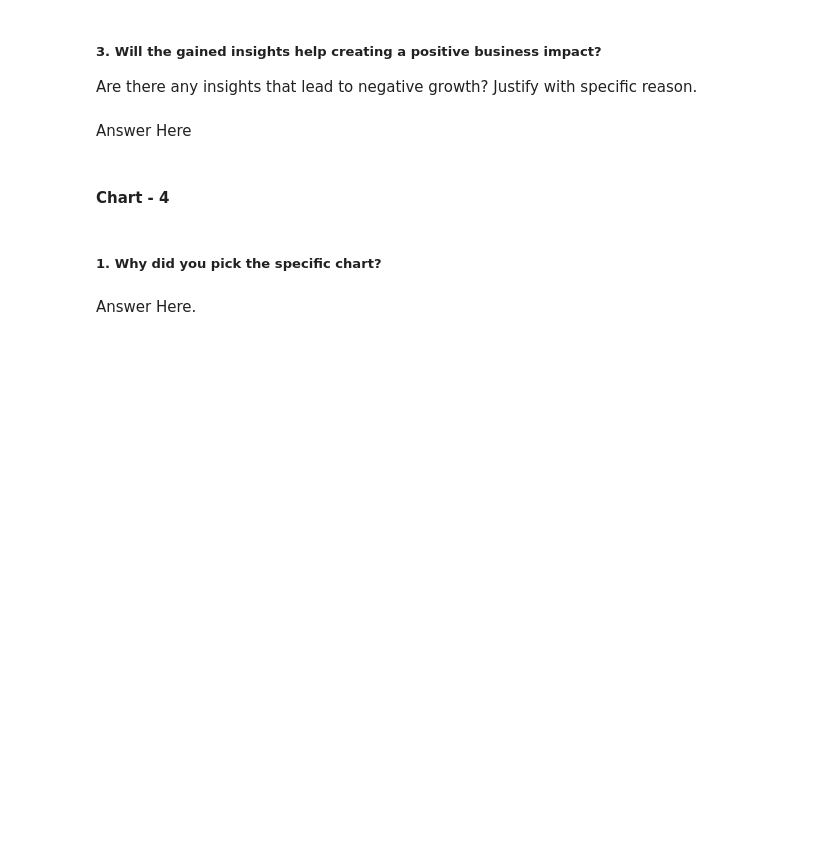
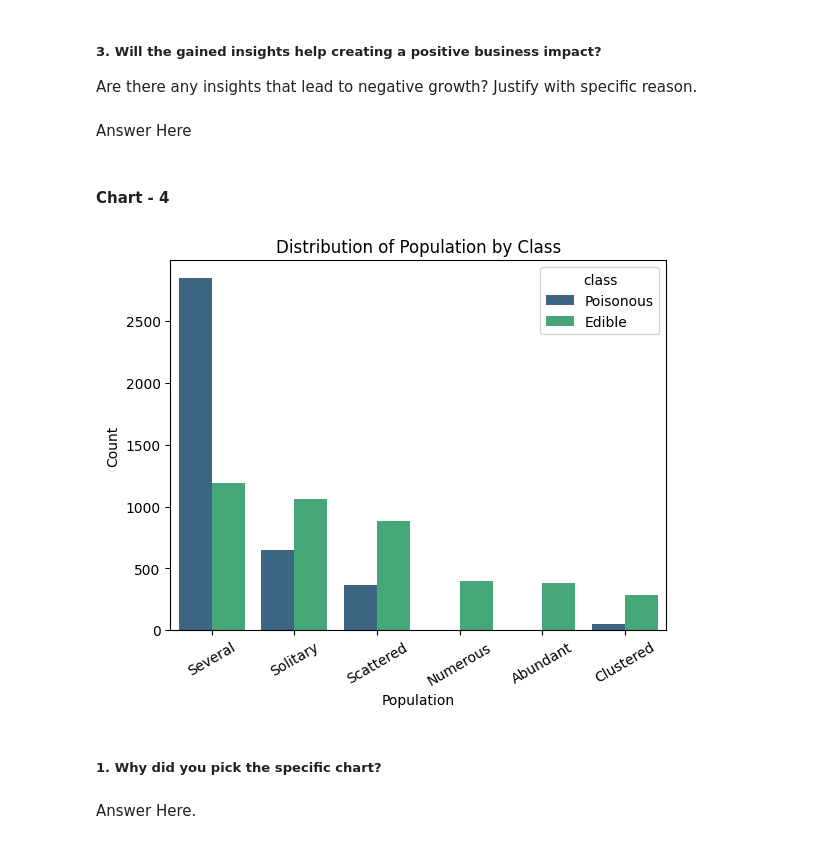
Before and after one commit to Vansh-172/Project-Classification, a Jupyter notebook: Vansh_Goyal_Project_Classification.ipynb, the cells around one changed output. Cells and saved outputs as stored; diff of their text form; code cells hidden in the pictures; blank space fills up the shorter version.

```diff
--- a/Vansh_Goyal_Project_Classification.ipynb
+++ b/Vansh_Goyal_Project_Classification.ipynb
@@ -356,3 +594,13 @@ Answer Here
+# %%
+# Chart - 4 visualization code
+sns.countplot(data=df, x='population', hue='class', palette='viridis',order=df['population'].value_counts().index)
+plt.title('Distribution of Population by Class')
+plt.xlabel('Population')
+plt.ylabel('Count')
+plt.xticks(rotation=30)
+plt.show()
+# %% [output]
+[figure, added]
 # %% [markdown]
 ##### 1. Why did you pick the specific chart?
 # %% [markdown]
```
Also changed, not shown: parts of 34 cells of this notebook.
